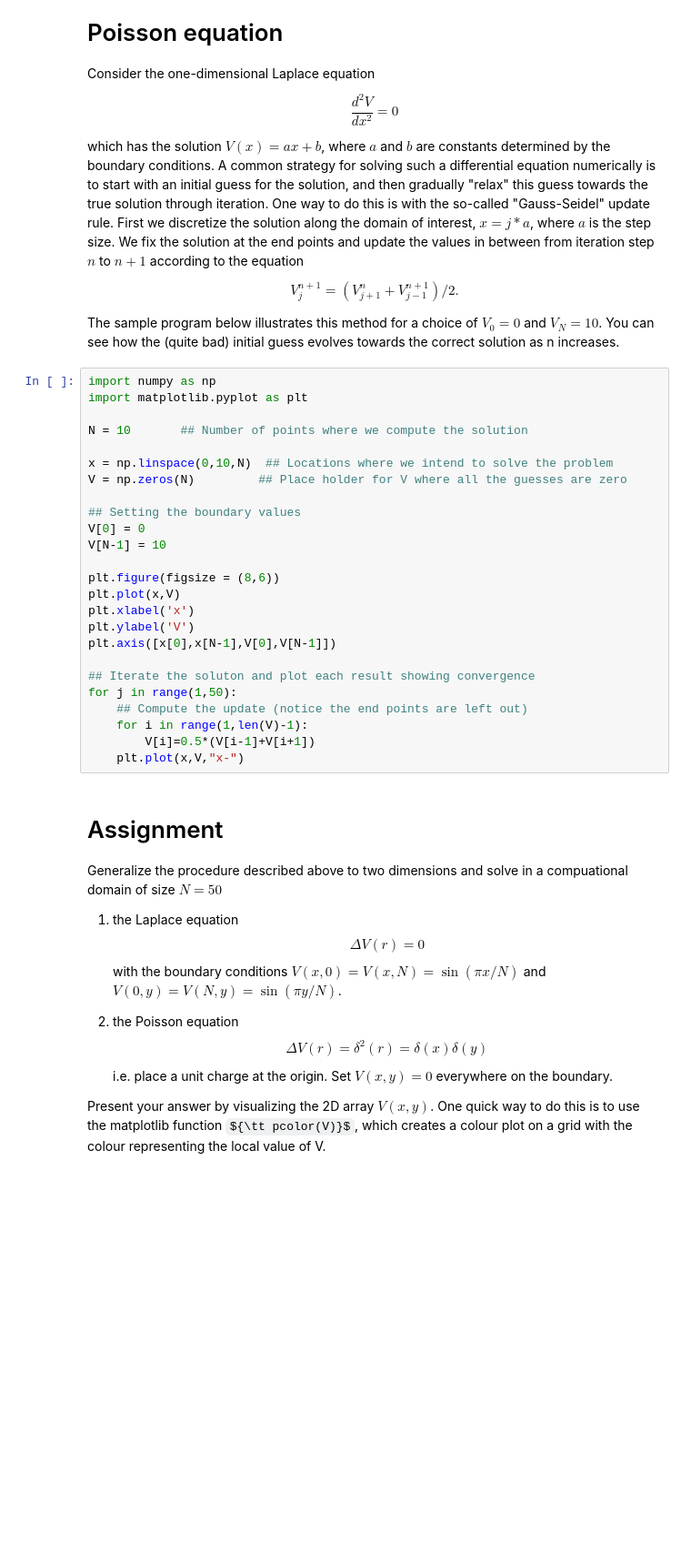
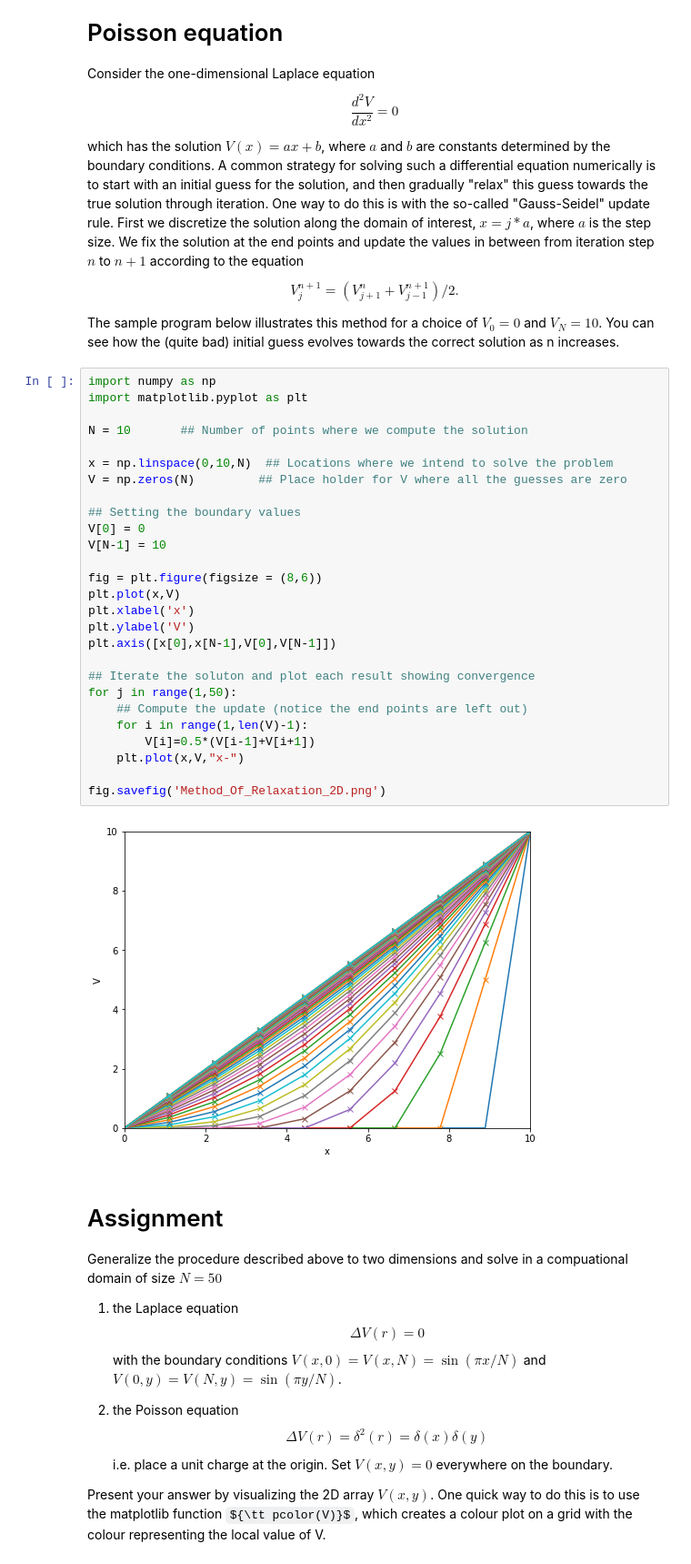
Before and after one commit to tylerlum/PHYS301, a Jupyter notebook: Homework 5.ipynb, the cells around one changed output. Shown at 91% size. Cells and saved outputs as stored; diff of their text form; some formulas as TeX source; blank space fills up the shorter version.

Commit message:
Add images of output from physics simulations

```diff
--- a/Homework 5.ipynb
+++ b/Homework 5.ipynb
@@ -13,28 +13,32 @@ The sample program below illustrates this method for a choice of $V_0 = 0$ and $
 # %%
 import numpy as np
 import matplotlib.pyplot as plt
 
 N = 10       ## Number of points where we compute the solution
 
 x = np.linspace(0,10,N)  ## Locations where we intend to solve the problem
 V = np.zeros(N)         ## Place holder for V where all the guesses are zero
 
 ## Setting the boundary values
 V[0] = 0
 V[N-1] = 10
 
-plt.figure(figsize = (8,6))
+fig = plt.figure(figsize = (8,6))
 plt.plot(x,V)
 plt.xlabel('x')
 plt.ylabel('V')
 plt.axis([x[0],x[N-1],V[0],V[N-1]])
 
 ## Iterate the soluton and plot each result showing convergence
 for j in range(1,50):
     ## Compute the update (notice the end points are left out)
     for i in range(1,len(V)-1):
         V[i]=0.5*(V[i-1]+V[i+1])
     plt.plot(x,V,"x-")
+
+fig.savefig('Method_Of_Relaxation_2D.png')
+# %% [output]
+[figure, added]
 # %% [markdown]
 # Assignment
 
```
Also changed, not shown: parts of 1 cell of this notebook, 13 other files.
